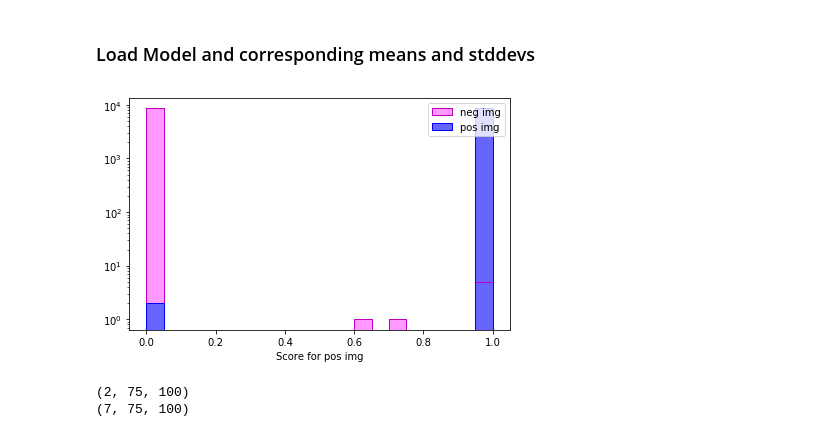
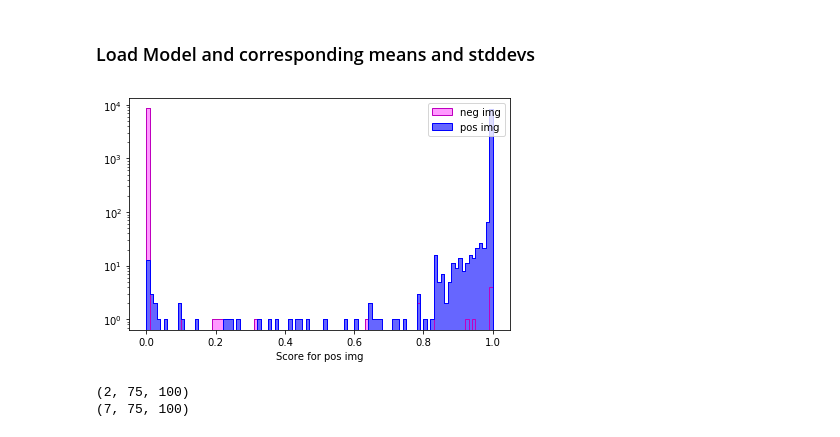
Before and after one commit to jamenne/WindingControl, a Jupyter notebook: plotmaker.ipynb, the cells around one changed output. Saved outputs shown, nothing was run; the diff lists cells and outputs as text; code cells hidden in the pictures.

```diff
--- a/plotmaker.ipynb
+++ b/plotmaker.ipynb
@@ -207,12 +207,12 @@ if False:
 ### Load Model and corresponding means and stddevs
 # %%
 # Load Test model:
-test_model = load_model('../TrainedModels/2017-09-10/167_165_163_200_200_selu_100epochs.h5')
+test_model = load_model('../TrainedModels/2017-09-09/169_167_200_200_selu_100epochs_retrained.h5')
 # %%
 # Normalize Imgages
 
-means = np.loadtxt('../TrainedModels/2017-09-10/MeansStdDev/Means_2017-09-10_10-49-11.txt')
-stds = np.loadtxt('../TrainedModels/2017-09-10/MeansStdDev/StdDev_2017-09-10_10-49-11.txt')
+means = np.loadtxt('../TrainedModels/2017-09-09/MeansStdDev/Means_2017-09-09_18-36-37.txt')
+stds = np.loadtxt('../TrainedModels/2017-09-09/MeansStdDev/StdDev_2017-09-09_18-36-37.txt')
 
 X_all_norm = np.array([(np.squeeze(img)-means)/stds for img in X_all])
 # %%
@@ -240,23 +242,25 @@ score_neg = probs[label_pos == 0]
 # %%
 fig, ax = plt.subplots()
 
-bins = np.arange(0, 1 + 0.05, 0.05)
+binsize = 0.01
+
+bins = np.arange(0, 1 + binsize, binsize)
 
 ax.hist(score_neg, bins=bins, histtype='stepfilled', linewidth=1, edgecolor='m', color='#ff99ff', label='neg img')
 ax.hist(score_pos, bins=bins, histtype='stepfilled', linewidth=1, edgecolor='b', color='#6666ff', label='pos img')
 
 ax.hist(score_neg, bins=bins, histtype='step', linewidth=1, linestyle='-', edgecolor='m')
 ax.hist(score_pos, bins=bins, histtype='step', linewidth=1, linestyle='-',edgecolor='b')
 
 ax.set_xlabel("Score for pos img")
 ax.set_yscale('log')
 
 ax.legend(loc='best')
 
 plt.tight_layout()
-plt.savefig('../Data/2017-09-10/167_165_163_200_200_selu_100epochs/ScoreDistributionOnTrainData.png', transparent=True)
+plt.savefig('../Data/2017-09-09/169_167_200_200_selu_100epochs_retrained/ScoreDistributionOnAllData_{}.png'.format(binsize))
 # %% [output]
-[figure, old version]
+[figure, new version]
 # %%
 # positive images below 0.5
 img_pos = X_all_norm[label_pos == 1]
```
Also changed, not shown: parts of 4 cells of this notebook, 1 other file.
